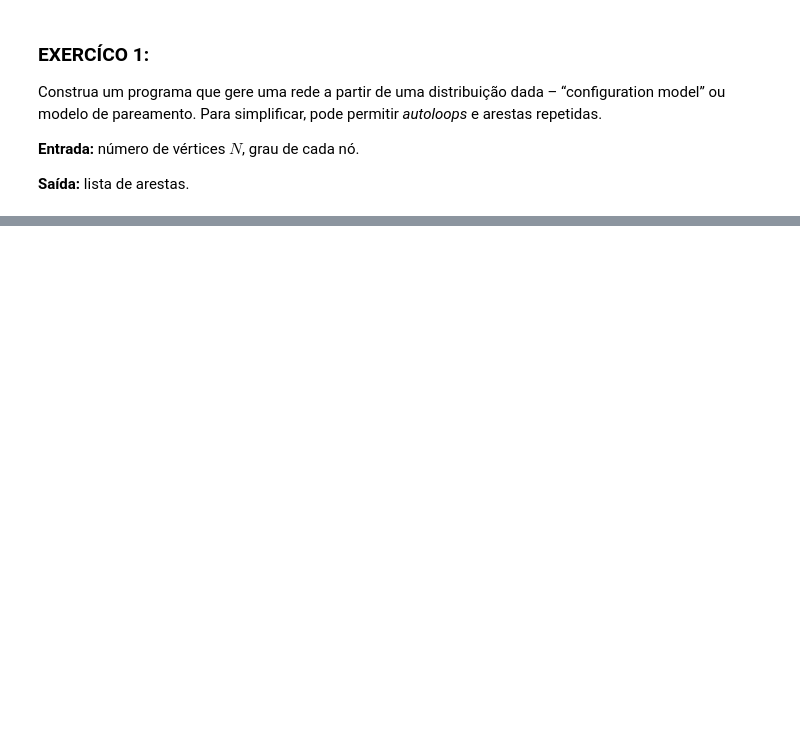
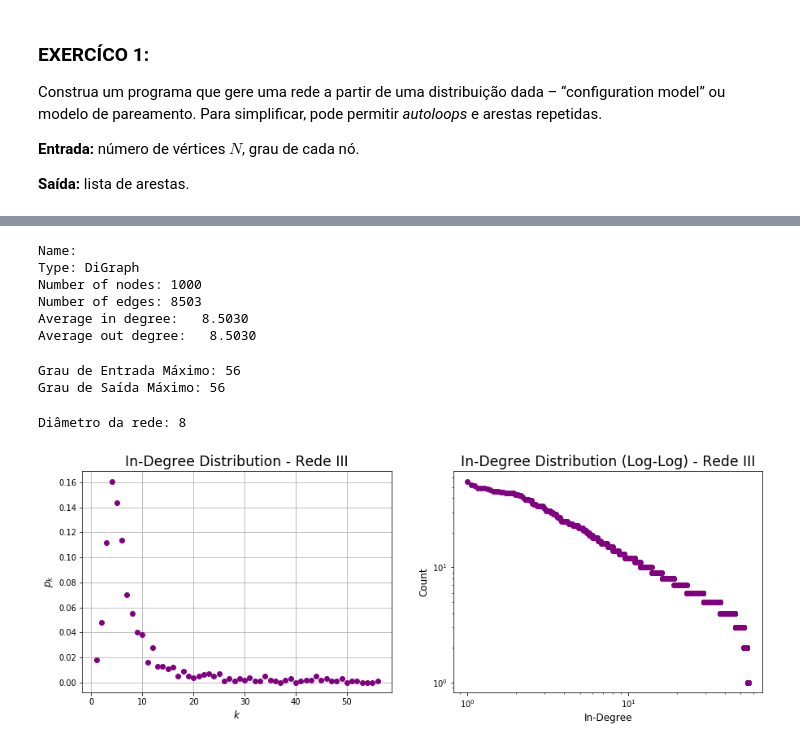
Before and after one commit to anacwagner/FGV_EMAp_Mestrado, a Jupyter notebook: Redes-Complexas-2019/Trabalho Redes - Respostas.ipynb, the cells around one changed output, grey strips where cells are left out. Saved outputs shown, nothing was run; the diff lists cells and outputs as text; code cells hidden in the pictures; blank space fills up the shorter version.

```diff
--- a/Redes-Complexas-2019/Trabalho Redes - Respostas.ipynb
+++ b/Redes-Complexas-2019/Trabalho Redes - Respostas.ipynb
@@ -69,0 +365,26 @@ c. Os vértices imunizados são os vizinhos de vértices escolhidos aleatoriamen
+# %%
+# A partir da lista de arestas SF3, podemos construir a rede correspondente
+V3 = nx.DiGraph(SF3)
+print(nx.info(V3))
+# %% [output]
+Name:
+Type: DiGraph
+Number of nodes: 1000
+Number of edges: 8503
+Average in degree:   8.5030
+Average out degree:   8.5030
+# %%
+print('Grau de Entrada Máximo: ' + str(max(list(dict(V3.in_degree()).values()))))
+print('Grau de Saída Máximo: ' + str(max(list(dict(V3.out_degree()).values()))))
+# %% [output]
+Grau de Entrada Máximo: 56
+Grau de Saída Máximo: 56
+# %%
+print('Diâmetro da rede: ' + str(diameter(V3)))
+# %% [output]
+Diâmetro da rede: 8
+# %%
+# Distribuição dos graus de entrada
+plot_in_degree_distribution(V3,'Rede III')
+# %% [output]
+[figure, added]
```
Also changed, not shown: parts of 68 cells of this notebook, 11 other files.
